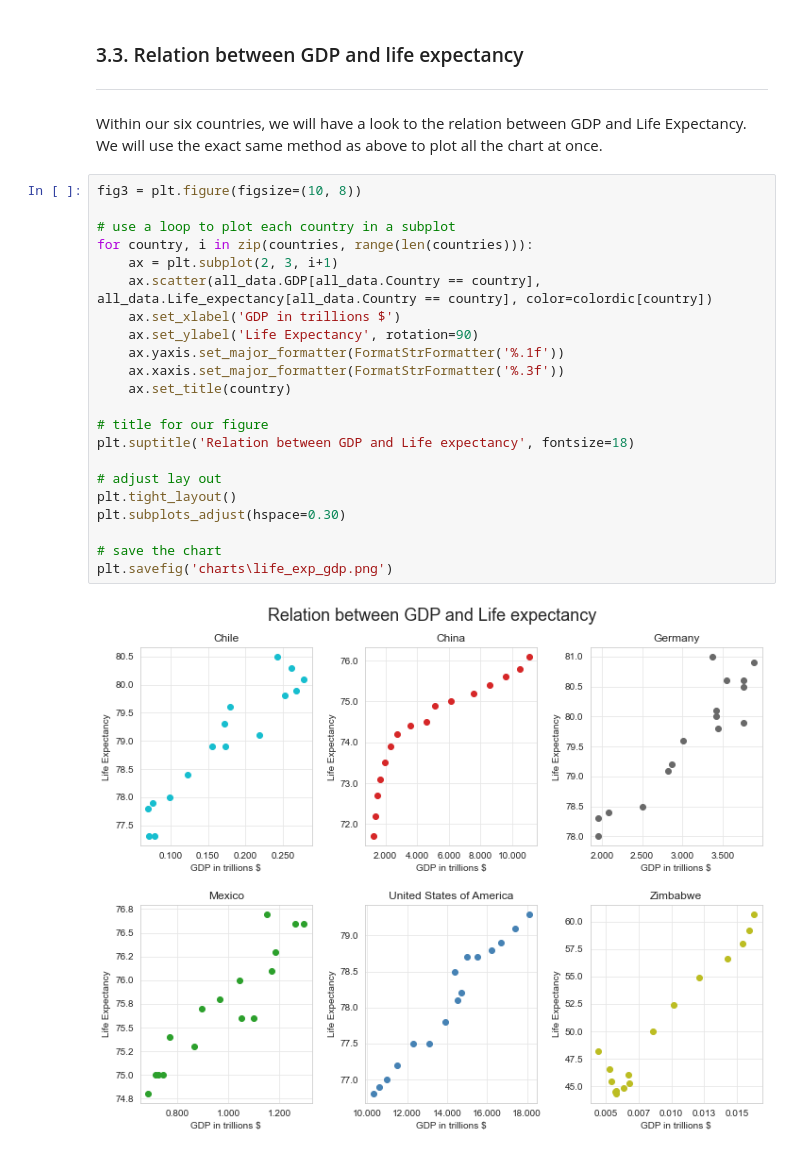
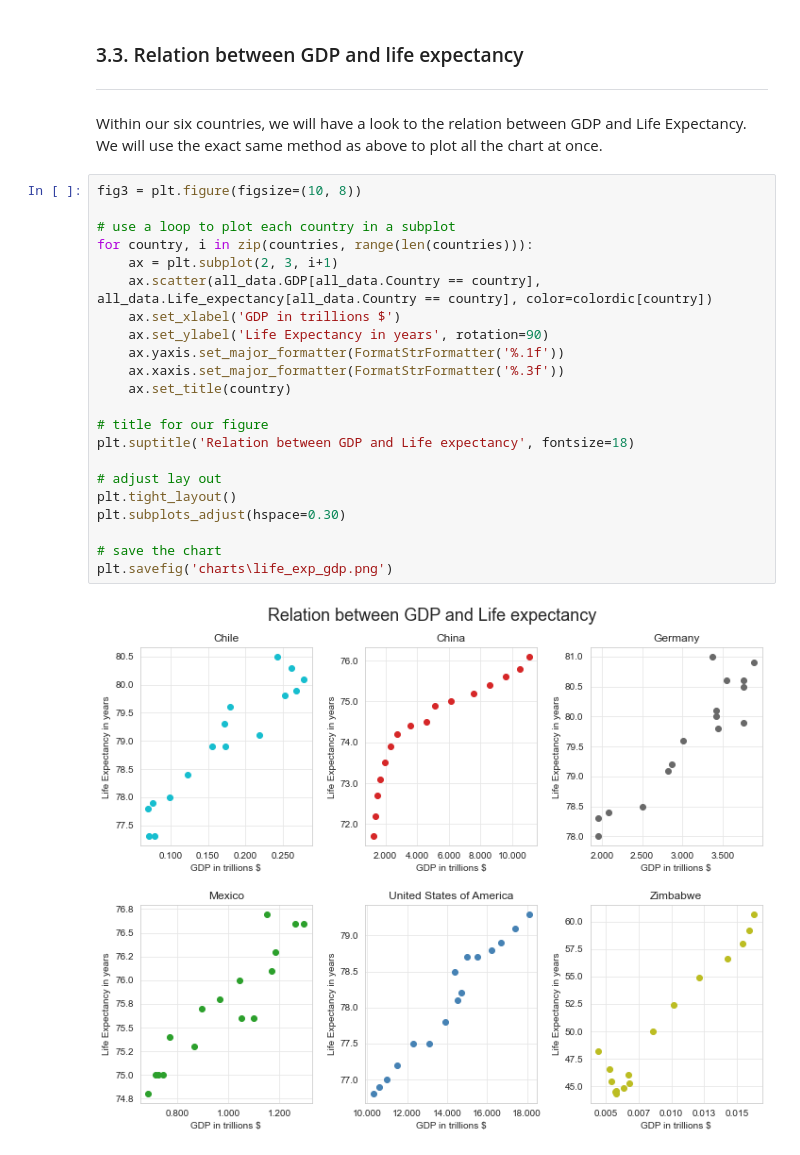
Before and after one commit to jossbnd/codecademy_Life_Expectancy_and_GDP_Starter, a Jupyter notebook: life_expectancy_gdp.ipynb, the cells around one changed output. Drawn from its saved outputs; the diff is of its cells as text.

```diff
--- a/life_expectancy_gdp.ipynb
+++ b/life_expectancy_gdp.ipynb
@@ -257,24 +257,24 @@ We will use the exact same method as above to plot all the chart at once.
 # %%
 fig3 = plt.figure(figsize=(10, 8))
 
 # use a loop to plot each country in a subplot
 for country, i in zip(countries, range(len(countries))):
     ax = plt.subplot(2, 3, i+1)
     ax.scatter(all_data.GDP[all_data.Country == country], all_data.Life_expectancy[all_data.Country == country], color=colordic[country])
     ax.set_xlabel('GDP in trillions $')
-    ax.set_ylabel('Life Expectancy', rotation=90)
+    ax.set_ylabel('Life Expectancy in years', rotation=90)
     ax.yaxis.set_major_formatter(FormatStrFormatter('%.1f'))
     ax.xaxis.set_major_formatter(FormatStrFormatter('%.3f'))
     ax.set_title(country)
 
 # title for our figure
 plt.suptitle('Relation between GDP and Life expectancy', fontsize=18)
 
 # adjust lay out
 plt.tight_layout()
 plt.subplots_adjust(hspace=0.30)
 
 # save the chart
 plt.savefig('charts\life_exp_gdp.png')
 # %% [output]
-[figure, old version]
+[figure, new version]
```
